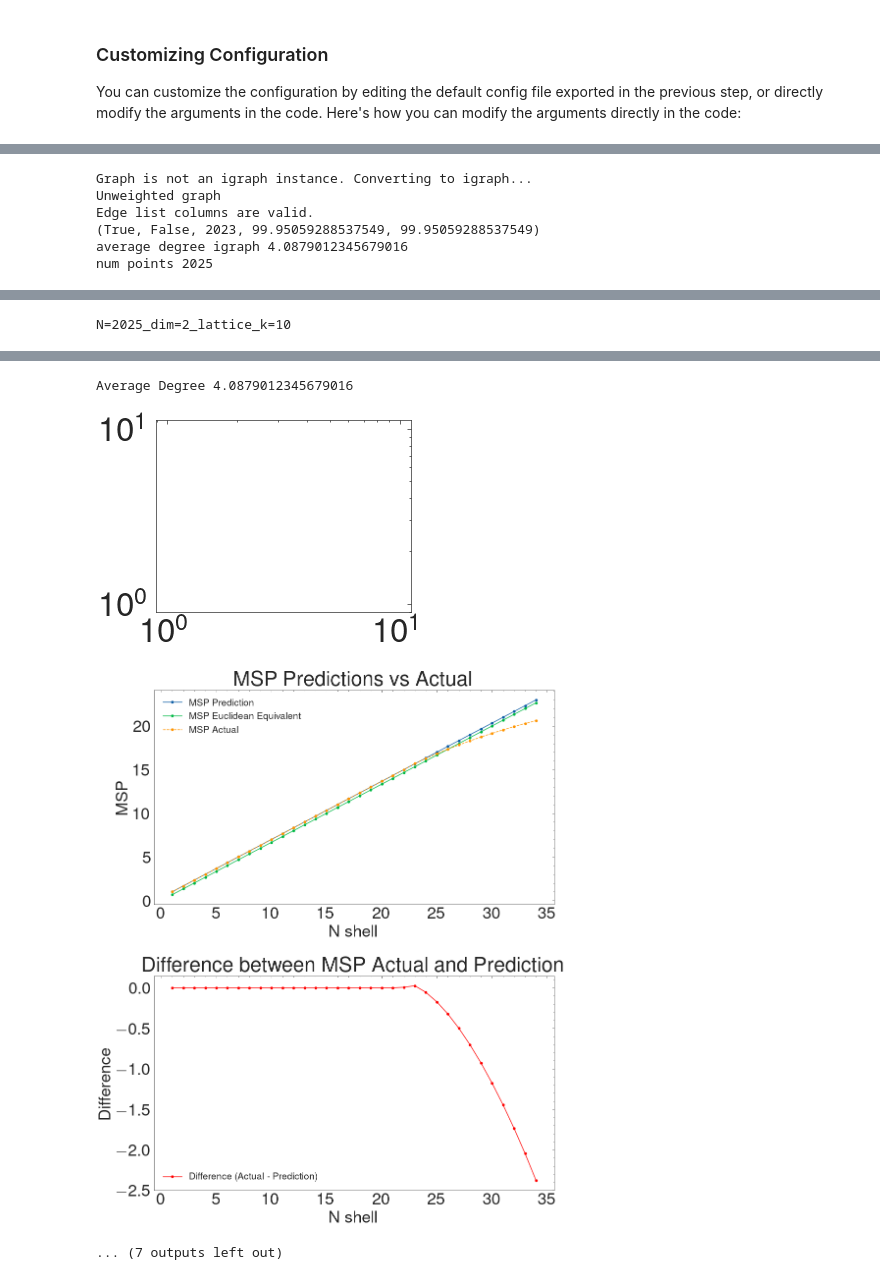
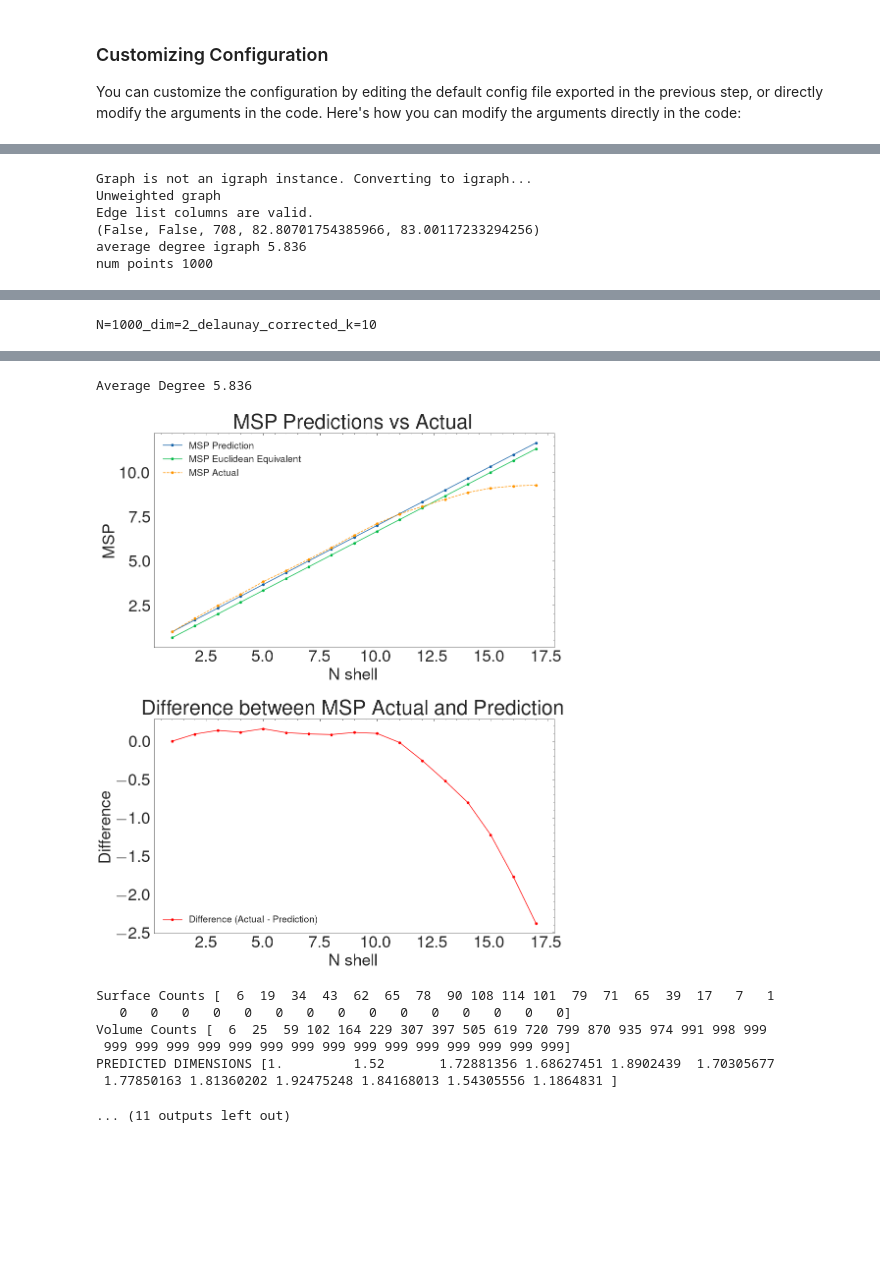
Before and after one commit to DavidFernandezBonet/Spatial_Constant_Analysis, a Jupyter notebook: network_spatial_coherence/network_spatial_coherence_tutorial.ipynb, the cells around one changed output, grey strips where cells are left out. Saved outputs shown, nothing was run; the diff lists cells and outputs as text; code cells hidden in the pictures; blank space fills up the shorter version.

```diff
--- a/network_spatial_coherence/network_spatial_coherence_tutorial.ipynb
+++ b/network_spatial_coherence/network_spatial_coherence_tutorial.ipynb
@@ -67,9 +70,9 @@ args = structure_and_args.GraphArgs()
 args.show_plots = True
 args.plot_graph_properties = True
 args.colorfile = 'dna_cool2.png'
-args.proximity_mode = 'lattice'
-args.num_points = 2000
-args.spatial_coherence_validation = True
+args.proximity_mode = 'delaunay_corrected'
+args.num_points = 1000
+args.spatial_coherence_validation['network_dimension'] = True
 
    # TODO: solve how it is updated, solve random plots popping up, solve graph with false edges after running spatial constant
 
@@ -79,8 +82,6 @@ graph, args = nsc_pipeline.load_and_initialize_graph(args=args)
 
 # Run the pipeline and plot the results
 single_graph_args = nsc_pipeline.run_pipeline(graph, args)
-
-print("again", args.num_nodes)
 nsc_pipeline.plot_profiling_results(single_graph_args)
 # %% [output]
 Copied example_edge_list.pickle to /home/david/PycharmProjects/Spatial_Constant_Analysis/src/network_spatial_coherence/data/edge_lists/example_edge_list.pickle
@@ -100,6 +101,6 @@ retrieving edges from edge_list_N=2025_dim=2_lattice_k=10.csv
 Graph is not an igraph instance. Converting to igraph...
 Unweighted graph
 Edge list columns are valid.
-(True, False, 2023, 99.95059288537549, 99.95059288537549)
-average degree igraph 4.0879012345679016
-num points 2025
+(False, False, 708, 82.80701754385966, 83.00117233294256)
+average degree igraph 5.836
+num points 1000
@@ -107 +108 @@ num points 2025
-N=2025_dim=2_lattice_k=10
+N=1000_dim=2_delaunay_corrected_k=10
@@ -128,4 +129,9 @@ size: 2025
-Average Degree 4.0879012345679016
+Average Degree 5.836
-[figure, old version]
+[figure, new version]
-[figure, removed]
-... (7 outputs left out)
+Surface Counts [  6  19  34  43  62  65  78  90 108 114 101  79  71  65  39  17   7   1
+   0   0   0   0   0   0   0   0   0   0   0   0   0   0   0]
+Volume Counts [  6  25  59 102 164 229 307 397 505 619 720 799 870 935 974 991 998 999
+ 999 999 999 999 999 999 999 999 999 999 999 999 999 999 999]
+PREDICTED DIMENSIONS [1.         1.52       1.72881356 1.68627451 1.8902439  1.70305677
+ 1.77850163 1.81360202 1.92475248 1.84168013 1.54305556 1.1864831 ]
+... (11 outputs left out)
```
Also changed, not shown: parts of 3 cells of this notebook, 52 other files.
